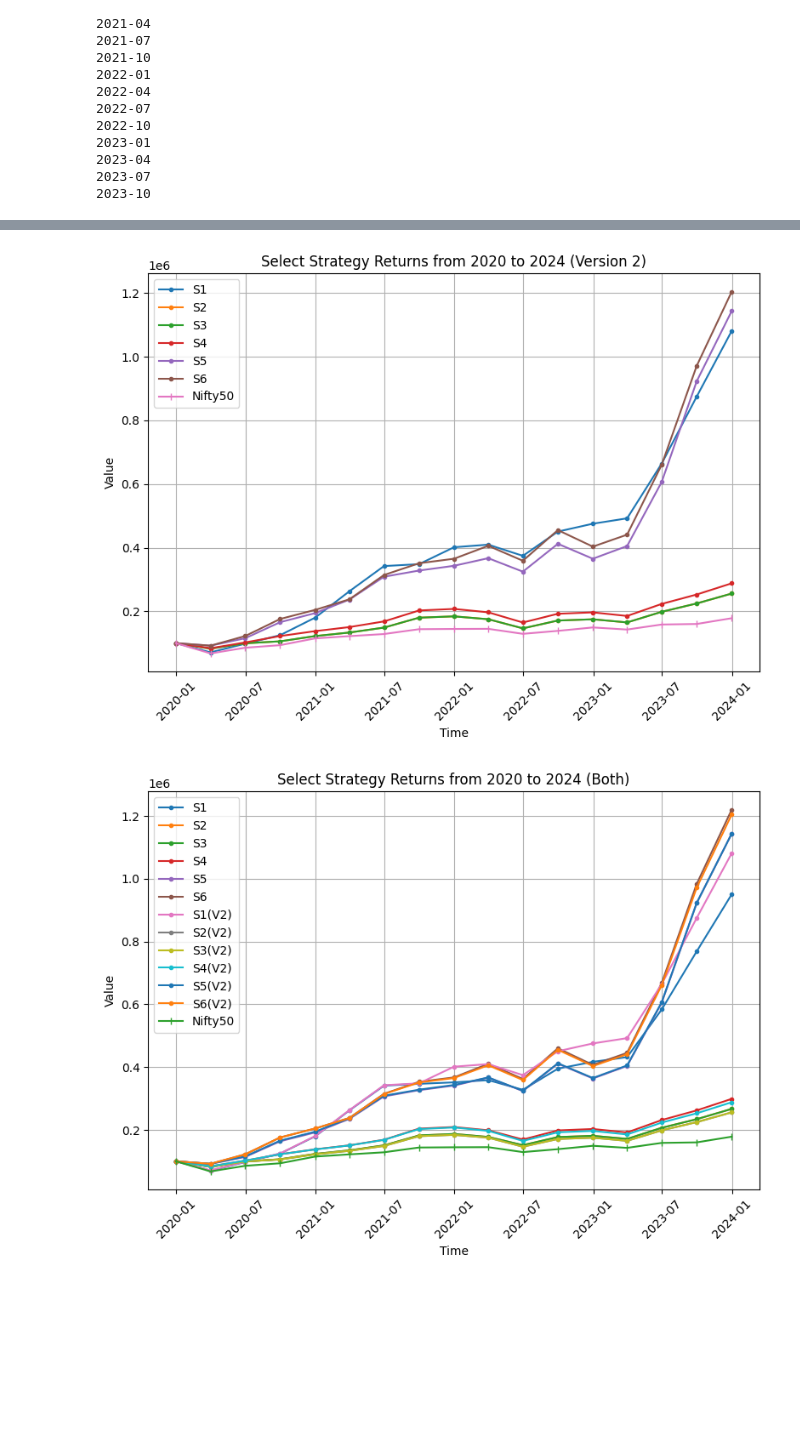
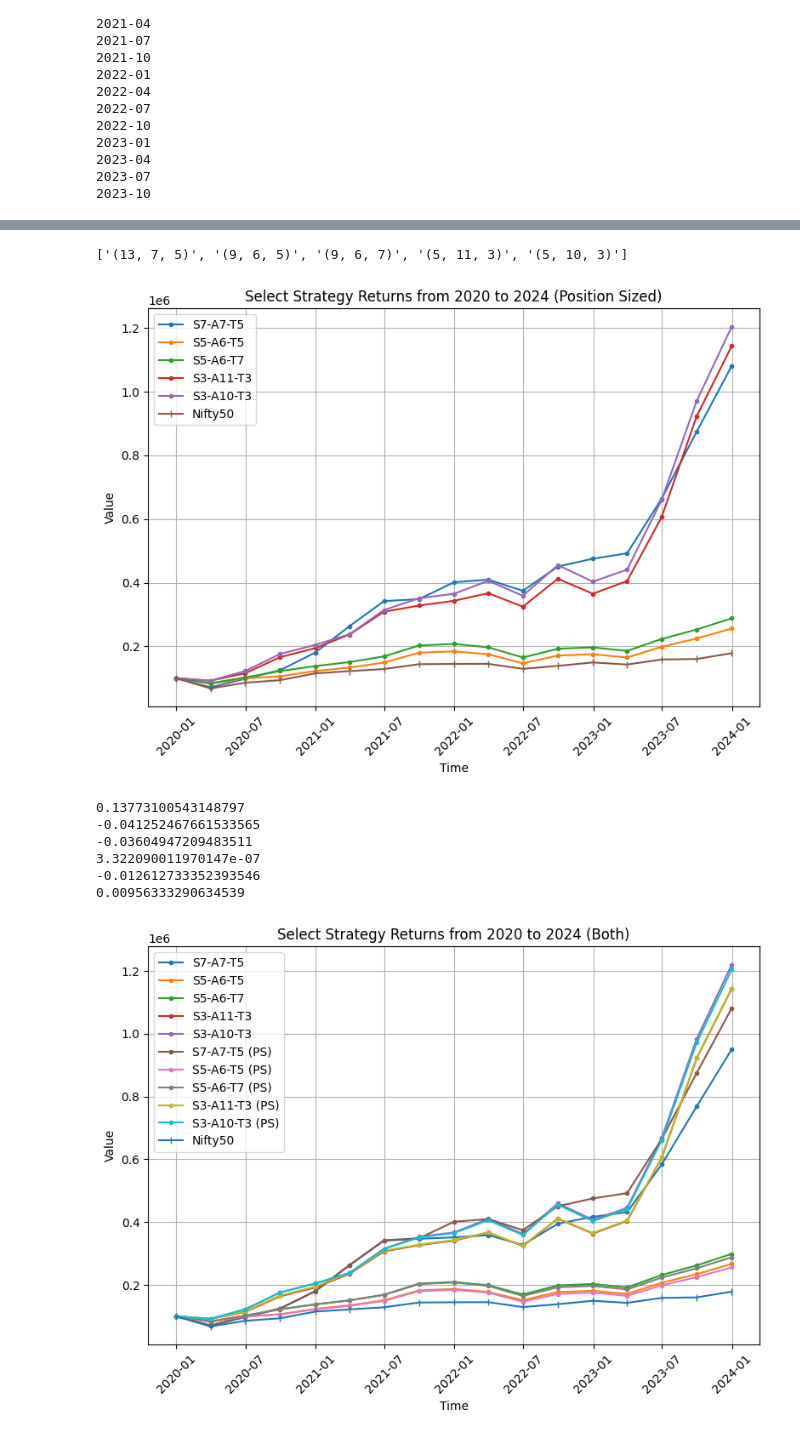
Before and after one commit to oomrawat/Portfolio-Project-FSP, a Jupyter notebook: notebooks/backtesting_results_visualisation_2.ipynb, the cells around one changed output, grey strips where cells are left out. Cells and saved outputs as stored; diff of their text form; code cells hidden in the pictures; blank space fills up the shorter version.

```diff
--- a/notebooks/backtesting_results_visualisation_2.ipynb
+++ b/notebooks/backtesting_results_visualisation_2.ipynb
@@ -400,7 +407,7 @@ def load_json_to_dict(filename):
     return data
 # %%
 try:
-    strategy_performance_dict = load_json_to_dict('../data/last_4_months_results.json')
+    strategy_performance_dict = load_json_to_dict('../data/last_4_months_results_2.json')
     x = len(strategy_performance_dict)
 except:
     strategy_performance_dict = {}
@@ -494,13 +501,13 @@ for strategy in strategies_selected[x-1:]:
 
         transactions.append(transaction)
         strategy_performance_dict[str(strategy)] = transactions
-        save_dict_to_json(strategy_performance_dict, '../data/last_4_months_results.json')
+        save_dict_to_json(strategy_performance_dict, '../data/last_4_months_results_2.json')
 
         print(f'Done {buy_date}')
 # %% [output]
 1 6 9 0.5 0.25
 # %%
-strategy_performance_dict = load_json_to_dict('../data/last_4_months_results.json')
+strategy_performance_dict = load_json_to_dict('../data/last_4_months_results_2.json')
 # %%
 strategy_performance_dict
 # %% [output]
@@ -606,6 +623,6 @@ for k,v in strategy_sell_price_dict.items():
 # %%
 start_date = '2020-01-01'
-end_date = '2024-03-23'
+end_date = '2024-03-28'
 
 data = yf.download('^NSEI', start_date, end_date, interval="1d")
 nifty50_data = data[['Adj Close']]
@@ -976,7 +994,7 @@ for amount in [1000, 10000, 100000, 1000000]:
     # Adding a vertical dotted line at 0.05
     plt.axvline(x=nifty50, color='r', linestyle='--', label='Nifty50')
     # Adding titles and labels
-    title = f'Density Distribution of Portfolio Returns of Select Strategies from Oct 2023 to Jan 2024 (With INR {amount})'
+    title = f'Density Distribution of Portfolio Returns of Select Strategies (With INR {amount})'
     plt.title(title)
     plt.xlabel('Monthly Returns')
     plt.ylabel('Density')
@@ -1017,3 +1031,7 @@ for amount in [1000, 10000, 100000, 1000000]:
+# %%
+super_super_strategies
+# %% [output]
+['(13, 7, 5)', '(9, 6, 5)', '(9, 6, 7)', '(5, 11, 3)', '(5, 10, 3)']
 # %%
 value_lists_list_2 = []
 
@@ -1071,47 +1089,64 @@ for data in data_lists:
 
 plt.plot(quarterly_dates, nifty_investment_values, marker='|', linestyle='-')
 
-title = 'Select Strategy Returns from 2020 to 2024 (Version 2)'
+title = 'Select Strategy Returns from 2020 to 2024 (Position Sized)'
 plt.title(title)
 plt.xlabel('Time')
 plt.ylabel('Value')
-plt.legend(['S1','S2','S3','S4','S5','S6','Nifty50'])
+plt.legend(['S7-A7-T5','S5-A6-T5','S5-A6-T7','S3-A11-T3','S3-A10-T3','Nifty50'])
 plt.grid(True)
 plt.xticks(rotation=45)
 plt.tight_layout()
 plt.savefig(f'../backtesting_results/graphs_2/{title}.png', dpi=300)
 plt.show()
 # %% [output]
-[figure, old version]
+[figure, new version]
+# %%
+s = 0
+
+for i in range(len(value_lists_list)):
+    ps = value_lists_list_2[i][-1]
+    nm = value_lists_list[i][-1]
+    s += (ps/nm)-1
+    print((ps/nm)-1)
+
+print(s/5)
+# %% [output]
+0.13773100543148797
+-0.041252467661533565
+-0.03604947209483511
+3.322090011970147e-07
+-0.012612733352393546
+0.00956333290634539
 # %%
 data_lists = value_lists_list + value_lists_list_2
 
 quarterly_dates = pd.date_range(start='2019-10-01', periods=17, freq='Q')
 monthly_dates = pd.date_range(start='2019-12-01', periods=49, freq='M')
 
 # Plotting all sub-lists on the same plot
 plt.figure(figsize=(8, 6))
 
 for data in data_lists:
     if len(data) == 17:  # If data length matches quarterly data
         plt.plot(quarterly_dates, data, marker='.', linestyle='-')
     elif len(data) == 49:  # If data length matches monthly data
         plt.plot(monthly_dates, data, marker='.', linestyle='-')
 
 plt.plot(quarterly_dates, nifty_investment_values, marker='|', linestyle='-')
 
 title = 'Select Strategy Returns from 2020 to 2024 (Both)'
 plt.title(title)
 plt.xlabel('Time')
 plt.ylabel('Value')
-plt.legend(['S1','S2','S3','S4','S5','S6','S1(V2)','S2(V2)','S3(V2)','S4(V2)','S5(V2)','S6(V2)','Nifty50'])
+plt.legend(['S7-A7-T5','S5-A6-T5','S5-A6-T7','S3-A11-T3','S3-A10-T3', 'S7-A7-T5 (PS)','S5-A6-T5 (PS)','S5-A6-T7 (PS)','S3-A11-T3 (PS)','S3-A10-T3 (PS)', 'Nifty50'])
 plt.grid(True)
 plt.xticks(rotation=45)
 plt.tight_layout()
 plt.savefig(f'../backtesting_results/graphs_2/{title}.png', dpi=300)
 plt.show()
 # %% [output]
-[figure, old version]
+[figure, new version]
 # %%
 for list_ in value_lists_list:
     return_4y = round(list_[-1]/list_[0],2)
```
Also changed, not shown: parts of 22 cells of this notebook, 28 other files.
